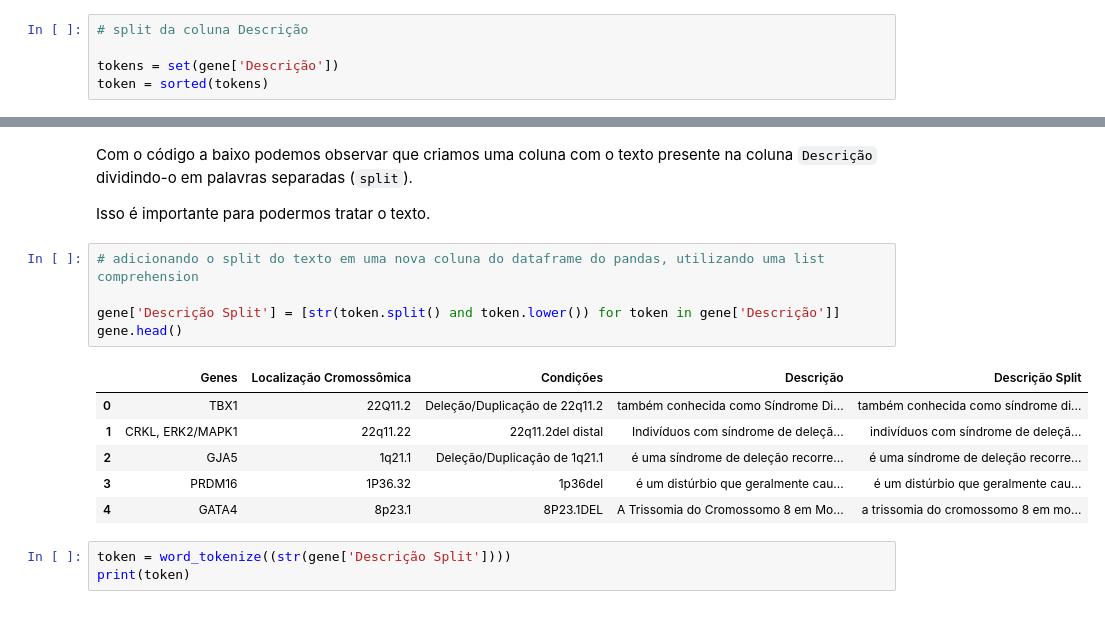
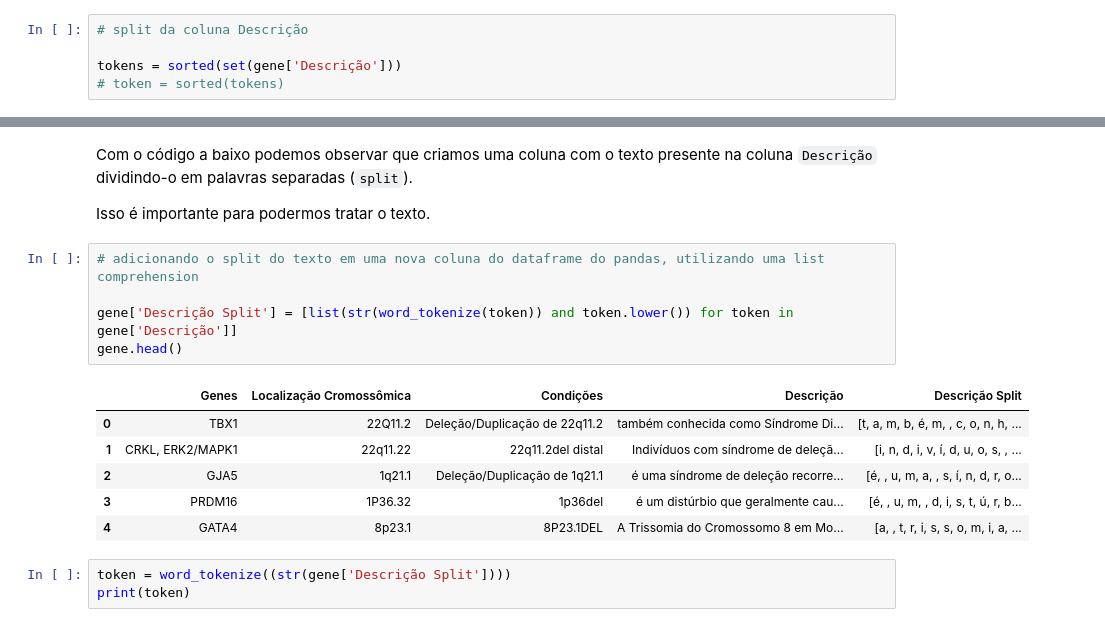
Before and after one commit to cantaruttim/IC_FATEC, a Jupyter notebook: Teste_ic.ipynb, the cells around one changed output, grey strips where cells are left out. Cells and saved outputs as stored; diff of their text form.

```diff
--- a/Teste_ic.ipynb
+++ b/Teste_ic.ipynb
@@ -118,5 +98,5 @@ True
 # %%
 # split da coluna Descrição
 
-tokens = set(gene['Descrição'])
-token = sorted(tokens)
+tokens = sorted(set(gene['Descrição']))
+# token = sorted(tokens)
@@ -134,15 +118,15 @@ Isso é importante para podermos tratar o texto.
 # %%
 # adicionando o split do texto em uma nova coluna do dataframe do pandas, utilizando uma list comprehension
 
-gene['Descrição Split'] = [str(token.split() and token.lower()) for token in gene['Descrição']]
+gene['Descrição Split'] = [list(str(word_tokenize(token)) and token.lower()) for token in gene['Descrição']]
 gene.head()
 # %% [output]
 |  | Genes | Localização Cromossômica | Condições | Descrição | Descrição Split |
-| 0 | TBX1 | 22Q11.2 | Deleção/Duplicação de 22q11.2 | também conhecida como Síndrome Di... | também conhecida como síndrome di... |
-| 1 | CRKL, ERK2/MAPK1 | 22q11.22 | 22q11.2del distal | Indivíduos com síndrome de deleçã... | indivíduos com síndrome de deleçã... |
-| 2 | GJA5 | 1q21.1 | Deleção/Duplicação de 1q21.1 | é uma síndrome de deleção recorre... | é uma síndrome de deleção recorre... |
-| 3 | PRDM16 | 1P36.32 | 1p36del | é um distúrbio que geralmente cau... | é um distúrbio que geralmente cau... |
-| 4 | GATA4 | 8p23.1 | 8P23.1DEL | A Trissomia do Cromossomo 8 em Mo... | a trissomia do cromossomo 8 em mo... |
+| 0 | TBX1 | 22Q11.2 | Deleção/Duplicação de 22q11.2 | também conhecida como Síndrome Di... | [t, a, m, b, é, m, , c, o, n, h, ... |
+| 1 | CRKL, ERK2/MAPK1 | 22q11.22 | 22q11.2del distal | Indivíduos com síndrome de deleçã... | [i, n, d, i, v, í, d, u, o, s, , ... |
+| 2 | GJA5 | 1q21.1 | Deleção/Duplicação de 1q21.1 | é uma síndrome de deleção recorre... | [é, , u, m, a, , s, í, n, d, r, o... |
+| 3 | PRDM16 | 1P36.32 | 1p36del | é um distúrbio que geralmente cau... | [é, , u, m, , d, i, s, t, ú, r, b... |
+| 4 | GATA4 | 8p23.1 | 8P23.1DEL | A Trissomia do Cromossomo 8 em Mo... | [a, , t, r, i, s, s, o, m, i, a, ... |
 # %%
 token = word_tokenize((str(gene['Descrição Split'])))
 print(token)
```
Also changed, not shown: parts of 23 cells of this notebook.
